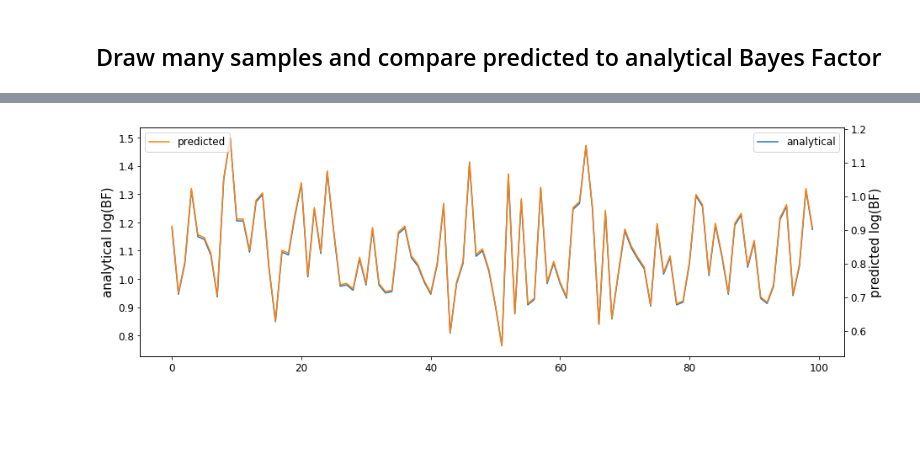
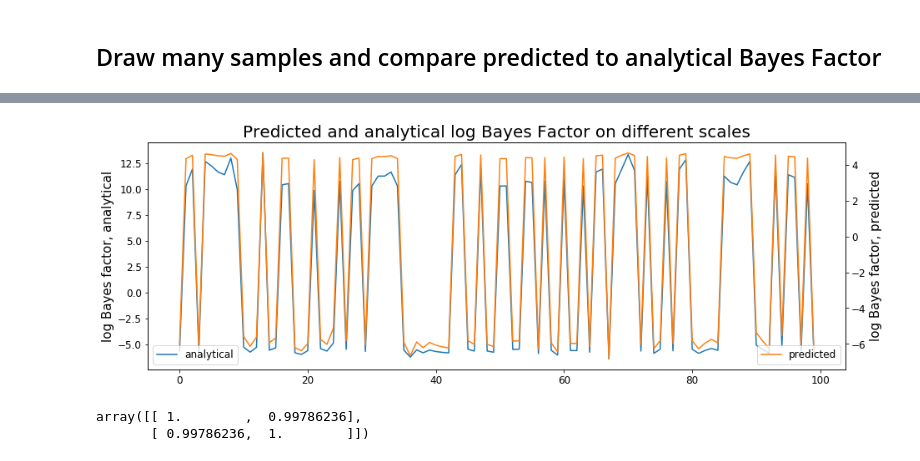
Before and after one commit to janfb/mcabc, a Jupyter notebook: ModelComparison_poisson_priors.ipynb, the cells around one changed output, grey strips where cells are left out. Saved outputs shown, nothing was run; the diff lists cells and outputs as text; code cells hidden in the pictures; blank space fills up the shorter version.

Commit message:
improve evaluation of model comparison. works fine for Poisson with very different priors.

```diff
--- a/ModelComparison_poisson_priors.ipynb
+++ b/ModelComparison_poisson_priors.ipynb
@@ -18,3 +18,4 @@ mpl.rcParams['axes.labelsize'] = 15
 mpl.rcParams['ytick.labelsize'] = 12
 mpl.rcParams['xtick.labelsize'] = 12
 mpl.rcParams['legend.fontsize'] = 12
+mpl.rcParams['figure.figsize'] = (15, 5)
@@ -45,15 +40,16 @@ plt.xlabel('X');
 def generate_poisson(N, shape, scale):
 
     # sample from prior
-    theta = np.random.gamma(shape, scale)
+    theta = np.random.gamma(shape=shape, scale=scale)
     # generate samples
     x = np.random.poisson(lam=theta, size=N)
 
-    sx = np.mean(x).astype(float)
+    return theta, x
 
-    return theta, sx
+def calculate_stats(x):
+     return np.sum(x).astype(float)
 
-def generate_dataset(n_samples, sample_size, normalize=True):
+def generate_dataset(n_samples, sample_size):
 
     X = []
     thetas = []
@@ -69,19 +65,23 @@ def generate_dataset(n_samples, sample_size, normalize=True):
         # m_i in {0, 1} just sets the index in the array of prior hyperparams
         shape = shapes[m_i]
         scale = scales[m_i]
-        theta, sx = generate_poisson(sample_size, shape, scale)
+        theta, x = generate_poisson(sample_size, shape, scale)
+        sx = calculate_stats(x)
 
         X.append([sx])
         thetas.append([theta])
         m.append([int(m_i)])
 
-    X = np.array(X)
-    xmean = X.mean(axis=0)
-    xstd = X.std(axis=0)
-    if normalize:
-        X = (X - xmean) / xstd
+    return m, np.array(thetas), np.array(X)
 
-    return m, np.array(thetas), X, (xmean, xstd)
+def normalize(X, norm=None):
+    if norm is None:
+        xmean = X.mean(axis=0)
+        xstd = X.std(axis=0)
+    else:
+        xmean = norm[0]
+        xstd = norm[1]
+    return (X - xmean) / xstd, (xmean, xstd)
 # %% [markdown]
 ## Define separate networks for fitting the prior parameter posterior and the model posterior
 # %%
@@ -185,7 +185,8 @@ def mdn_loss_function(out_shape, out_scale, y):
 Then separate it into sets for model 1 and model 2 and train the phi networks separately.
 # %%
 # generate data
-m, theta, X, norm = generate_dataset(2000, 10, normalize=False)
+m, theta, X= generate_dataset(2000, N)
+X, norm = normalize(X)
 # %%
 # separate it
 mask = np.array(m).squeeze()
@@ -365,13 +388,18 @@ for i in range(100):
 # %%
-plt.figure(figsize=(15, 5))
 plt.plot(bf_true, label='analytical', color='C0')
-plt.ylabel('analytical log(BF)')
-plt.legend(loc=1)
+plt.ylabel('log Bayes factor, analytical')
+plt.legend(loc=3)
 
 plt.twinx()
 plt.plot(bf_predicted, label='predicted', color='C1')
+plt.ylabel('log Bayes factor, predicted')
 plt.xlabel('different data sets')
-plt.ylabel('predicted log(BF)')
-plt.legend(loc=2);
+plt.legend(loc=4)
+plt.title('Predicted and analytical log Bayes Factor on different scales');
 # %% [output]
-[figure, old version]
+[figure, new version]
+# %%
+np.corrcoef(bf_true, bf_predicted)
+# %% [output]
+array([[ 1.        ,  0.99786236],
+       [ 0.99786236,  1.        ]])
```
Also changed, not shown: parts of 14 cells of this notebook.
